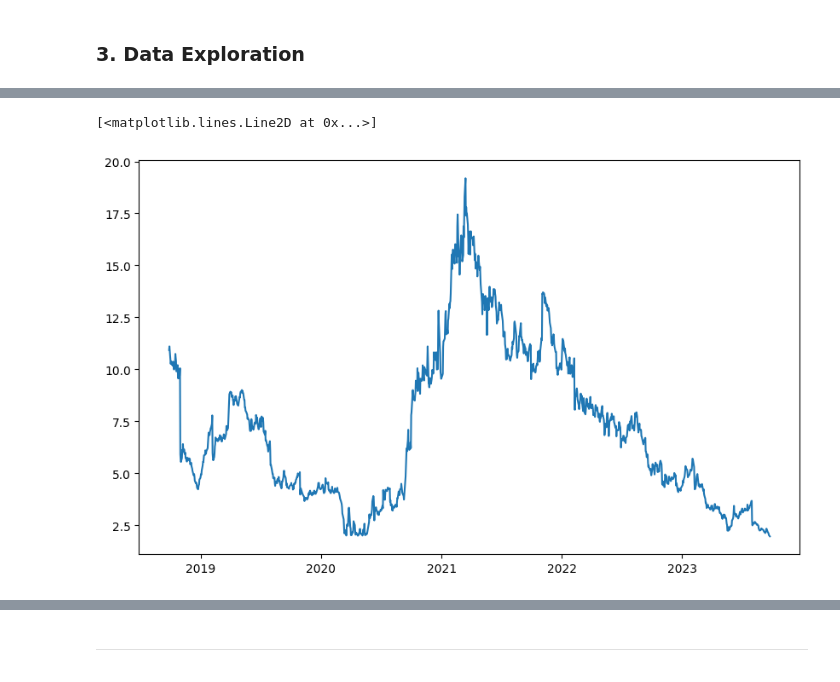
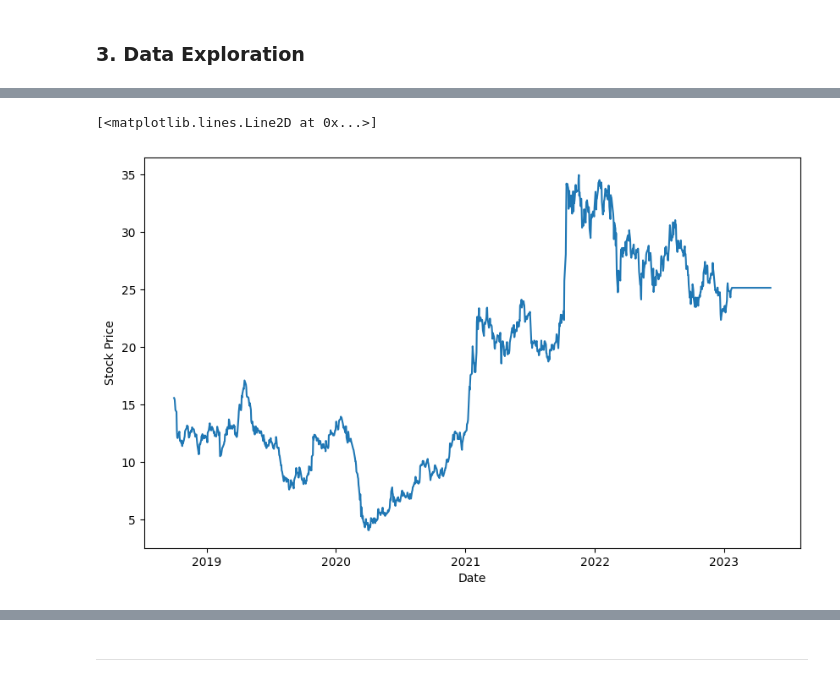
Before and after one commit to avishek-choudhary/Bharat-Intern, a Jupyter notebook: TASK 1- Stock Prediction using LSTM/Stock_Prediction_using_LSTM.ipynb, the cells around one changed output, grey strips where cells are left out. Drawn from its saved outputs; the diff is of its cells as text; code cells hidden in the pictures.

```diff
--- a/TASK 1- Stock Prediction using LSTM/Stock_Prediction_using_LSTM.ipynb
+++ b/TASK 1- Stock Prediction using LSTM/Stock_Prediction_using_LSTM.ipynb
@@ -95,0 +85,3 @@ memory usage: 137.4+ KB
+# %%
+df = pd.read_csv('TTM.csv', parse_dates=True, index_col='date')
+df.head()
@@ -96,9 +96,11 @@ memory usage: 137.4+ KB
 # %%
 plt.figure(figsize=(10,6))
+plt.xlabel('Date')
+plt.ylabel('Stock Price')
 plt.plot(df['close'])
 # %% [output]
 [<matplotlib.lines.Line2D at 0x...>]
-[figure, old version]
+[figure, new version]
 # %%
 df_close = df['close']
 df_close
```
Also changed, not shown: parts of 28 cells of this notebook.
